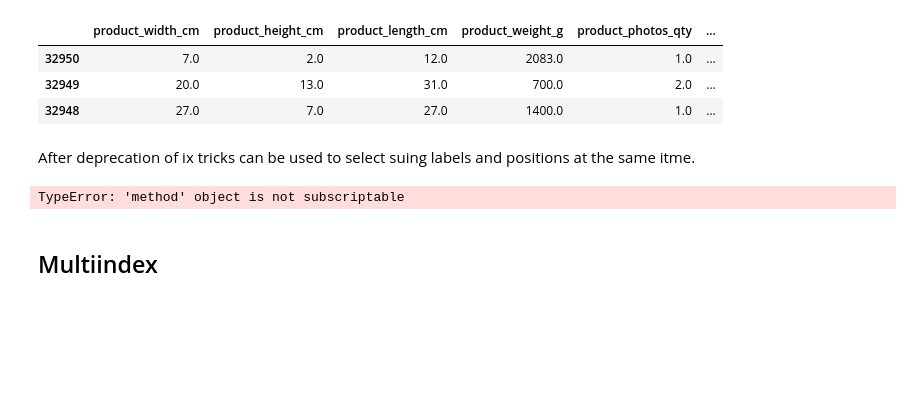
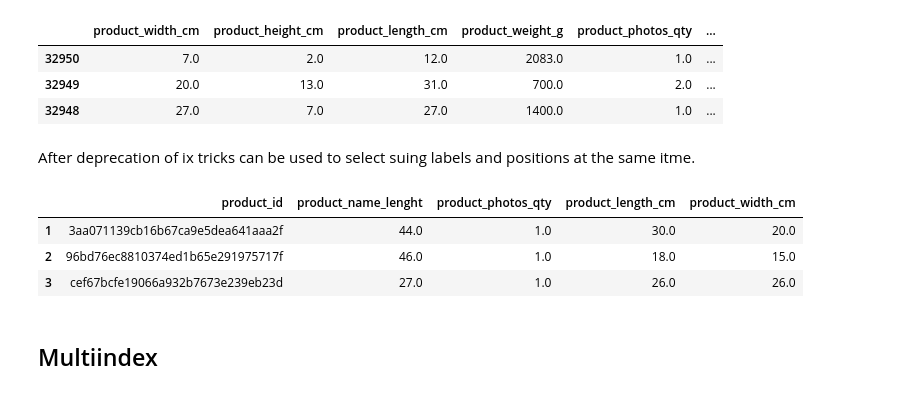
Before and after one commit to bartosz67/eda, a Jupyter notebook: Pandas.ipynb, the cells around one changed output. Drawn from its saved outputs; the diff is of its cells as text; code cells hidden in the pictures; blank space fills up the shorter version.

```diff
--- a/Pandas.ipynb
+++ b/Pandas.ipynb
@@ -185,13 +176,8 @@ products.loc[::-1,::-1].head(3) #  .reset_index()
 # %% [markdown]
 After deprecation of ix tricks can be used to select suing labels and positions at the same itme.
 # %%
-# row (index) labels and column positions
-products.loc[[1, 2, 3], products.columns[::2]]
-
-
-
-
-# row (index) positions and column labels
-# products.iloc[products.index.get_loc[:100:-1], 'product_weight_g': 'product_width_cm']
 # %% [output]
-TypeError: 'method' object is not subscriptable
+|  | product_id | product_name_lenght | product_photos_qty | product_length_cm | product_width_cm |
+| 1 | 3aa071139cb16b67ca9e5dea641aaa2f | 44.0 | 1.0 | 30.0 | 20.0 |
+| 2 | 96bd76ec8810374ed1b65e291975717f | 46.0 | 1.0 | 18.0 | 15.0 |
+| 3 | cef67bcfe19066a932b7673e239eb23d | 27.0 | 1.0 | 26.0 | 26.0 |
```
Also changed, not shown: parts of 5 cells of this notebook.
